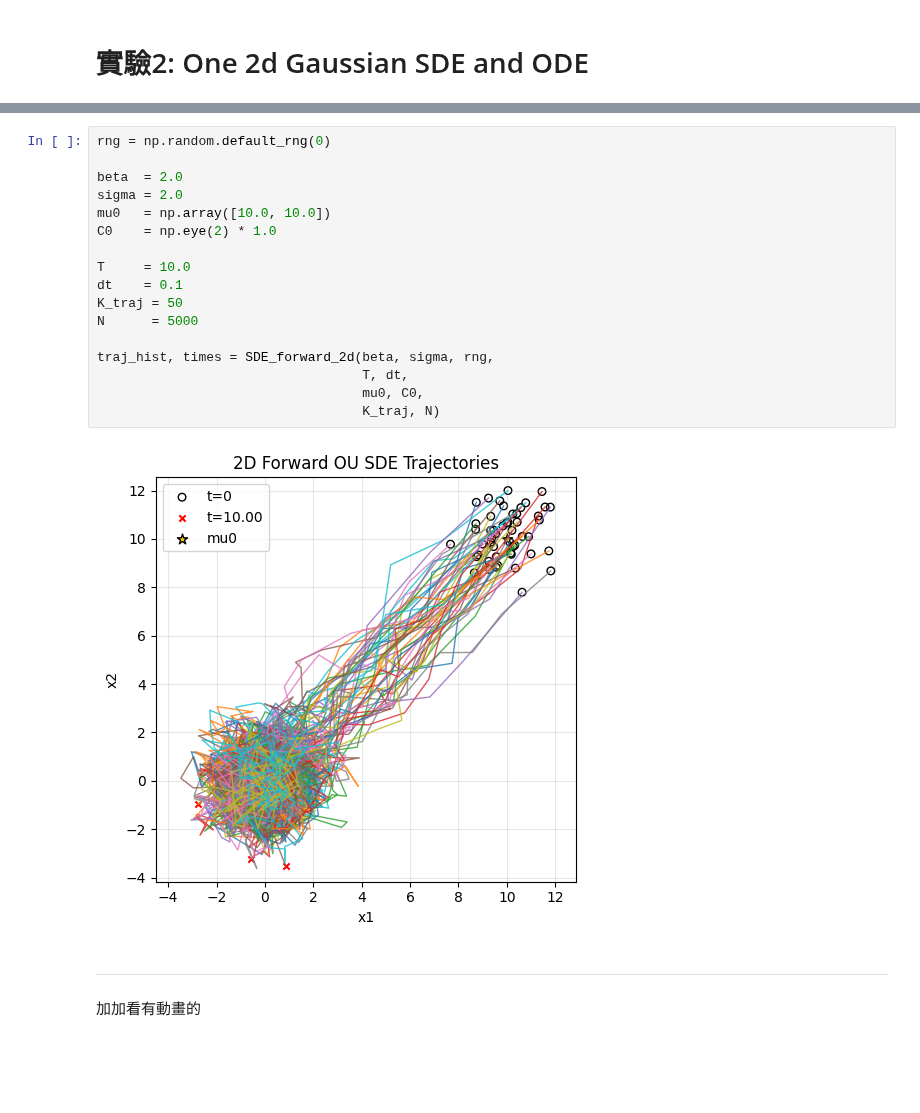
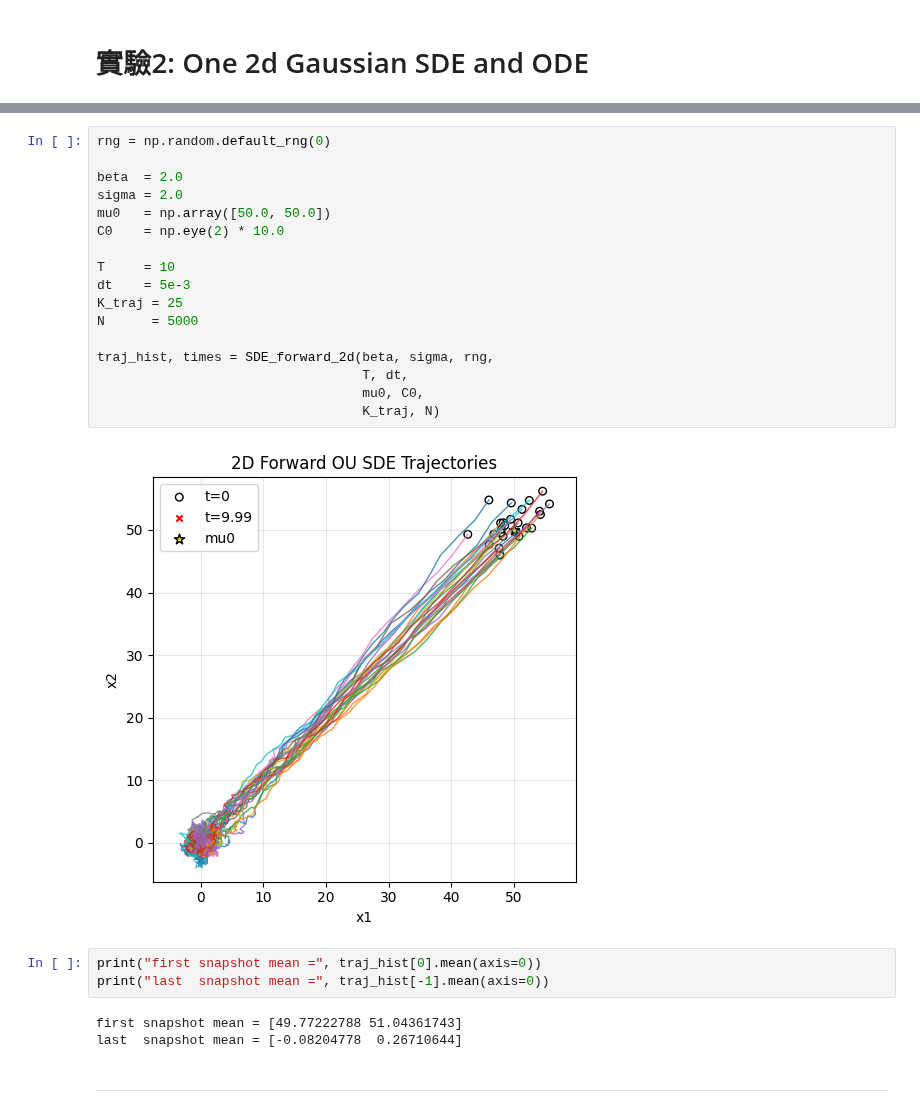
Before and after one commit to XuanWeiWang-999/2025Autumn_ML-project-DiffusionModel_02, a Jupyter notebook: 20251119_code/實驗2_2D Gaussian.ipynb, the cells around one changed output, grey strips where cells are left out. Saved outputs shown, nothing was run; the diff lists cells and outputs as text; blank space fills up the shorter version.

```diff
--- a/20251119_code/實驗2_2D Gaussian.ipynb
+++ b/20251119_code/實驗2_2D Gaussian.ipynb
@@ -109,23 +107,27 @@ def SDE_forward_2d(beta, sigma, rng,
 # %%
 rng = np.random.default_rng(0)
 
 beta  = 2.0
 sigma = 2.0
-mu0   = np.array([10.0, 10.0])
-C0    = np.eye(2) * 1.0
+mu0   = np.array([50.0, 50.0])
+C0    = np.eye(2) * 10.0
 
-T     = 10.0
-dt    = 0.1
-K_traj = 50
+T     = 10
+dt    = 5e-3
+K_traj = 25
 N      = 5000
 
 traj_hist, times = SDE_forward_2d(beta, sigma, rng,
                                   T, dt,
                                   mu0, C0,
                                   K_traj, N)
 # %% [output]
-[figure, old version]
+[figure, new version]
+# %%
+print("first snapshot mean =", traj_hist[0].mean(axis=0))
+print("last  snapshot mean =", traj_hist[-1].mean(axis=0))
+# %% [output]
+first snapshot mean = [49.77222788 51.04361743]
+last  snapshot mean = [-0.08204778  0.26710644]
 # %% [markdown]
 ---
-# %% [markdown]
-加加看有動畫的
```
Also changed, not shown: parts of 26 cells of this notebook.
